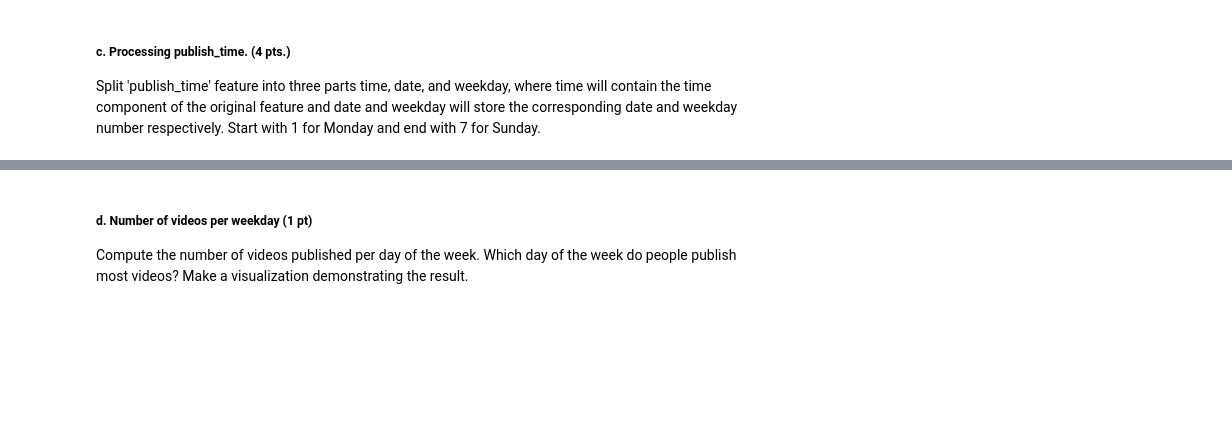
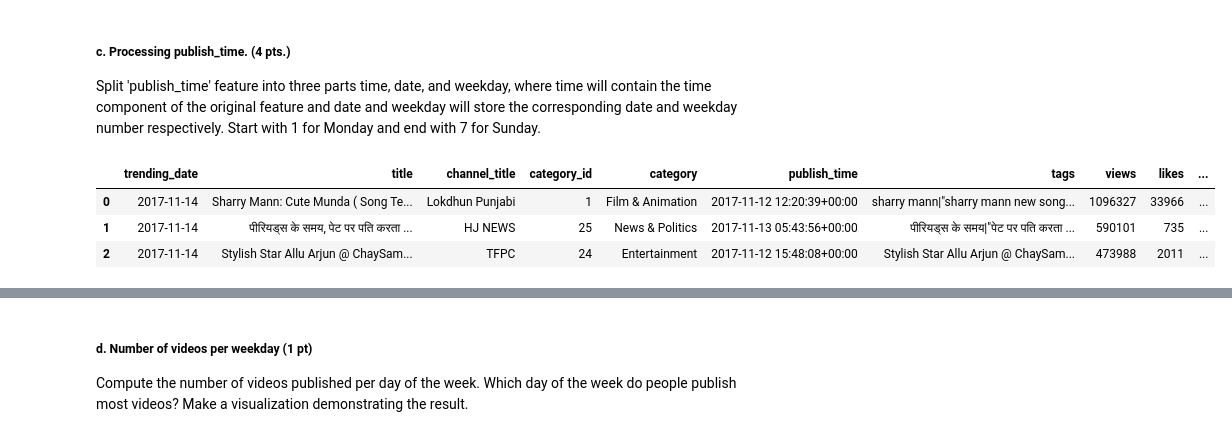
Before and after one commit to spatank/CIS-545, a Jupyter notebook: Homework_4_SPP.ipynb, the cells around one changed output, grey strips where cells are left out. Drawn from its saved outputs; the diff is of its cells as text; code cells hidden in the pictures; blank space fills up the shorter version.

```diff
--- a/Homework_4_SPP.ipynb
+++ b/Homework_4_SPP.ipynb
@@ -411,3 +411,10 @@ Your submission has been successfully recorded in the gradebook.
 
 
 Split 'publish_time' feature into three parts time, date, and weekday, where time will contain the time component of the original feature and date and weekday will store the corresponding date and weekday number respectively. Start with 1 for Monday and end with 7 for Sunday.
+# %%
+combined_data.head(3)
+# %% [output]
+|  | trending_date | title | channel_title | category_id | category | publish_time | tags | views | likes | ... |
+| 0 | 2017-11-14 | Sharry Mann: Cute Munda ( Song Te... | Lokdhun Punjabi | 1 | Film & Animation | 2017-11-12 12:20:39+00:00 | sharry mann|"sharry mann new song... | 1096327 | 33966 | ... |
+| 1 | 2017-11-14 | पीरियड्स के समय, पेट पर पति करता ... | HJ NEWS | 25 | News & Politics | 2017-11-13 05:43:56+00:00 | पीरियड्स के समय|"पेट पर पति करता ... | 590101 | 735 | ... |
+| 2 | 2017-11-14 | Stylish Star Allu Arjun @ ChaySam... | TFPC | 24 | Entertainment | 2017-11-12 15:48:08+00:00 | Stylish Star Allu Arjun @ ChaySam... | 473988 | 2011 | ... |
```
Also changed, not shown: parts of 4 cells of this notebook.
